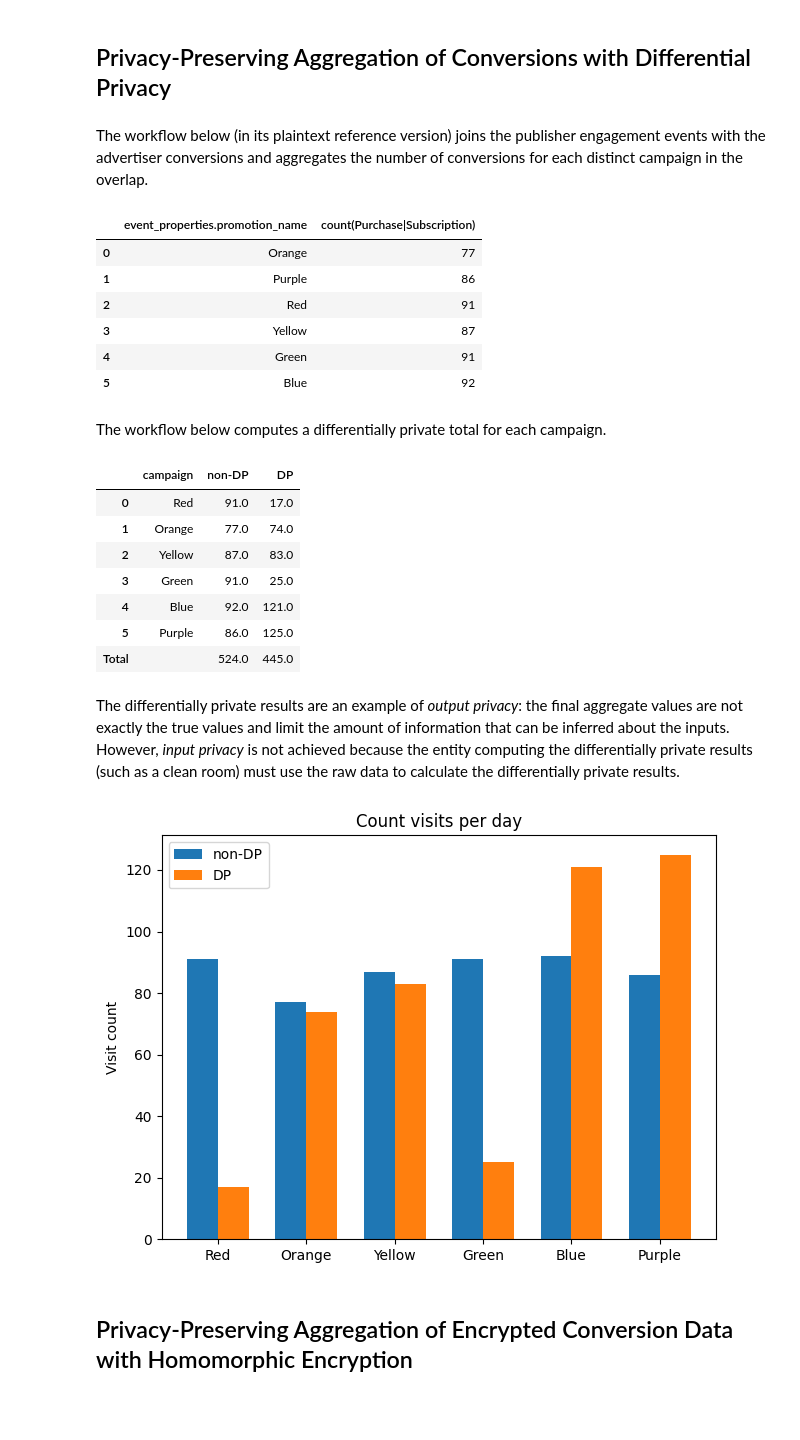
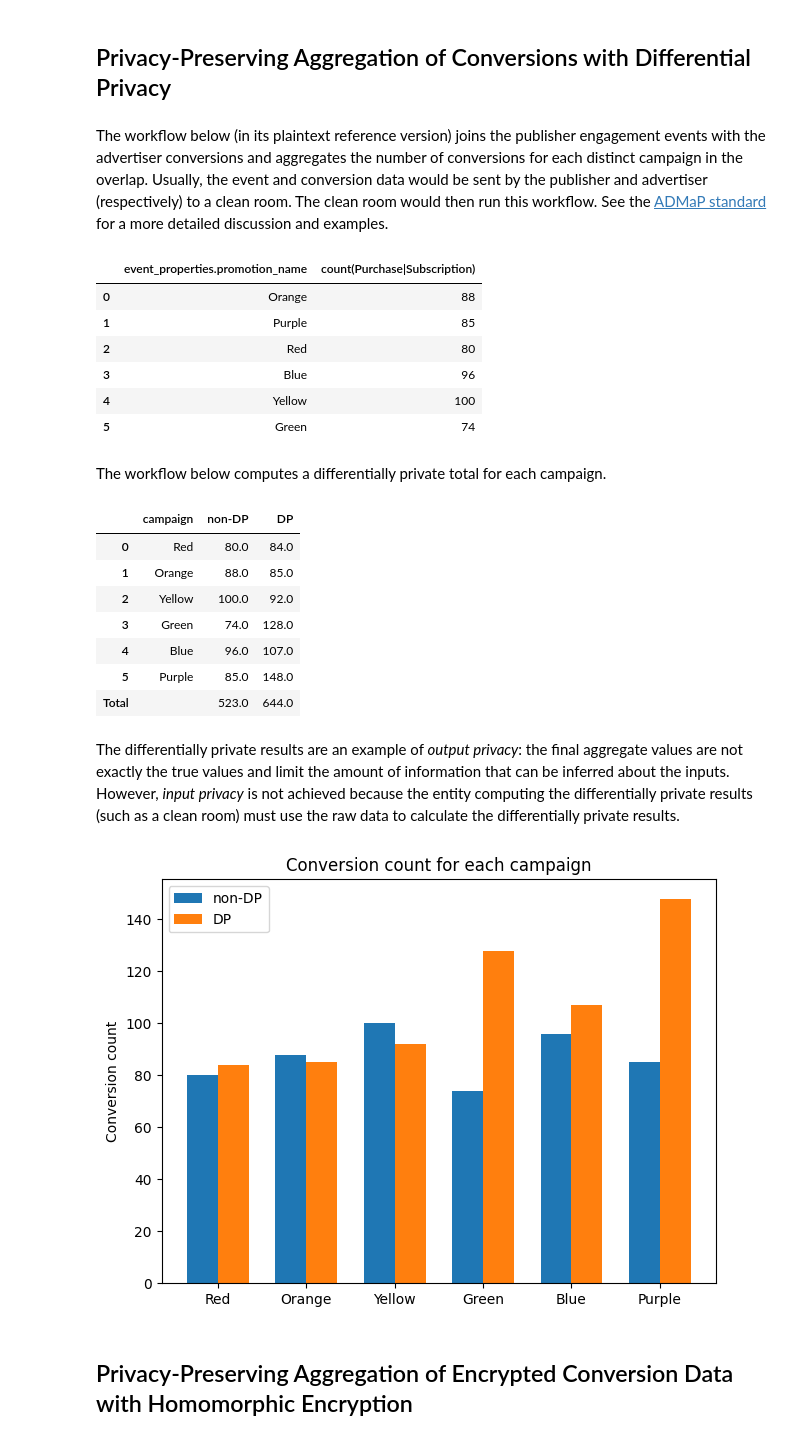
Before and after one commit to IABTechLab/privacy-lab, a Jupyter notebook: notebook/workflows.ipynb, the cells around one changed output. Saved outputs shown, nothing was run; the diff lists cells and outputs as text; code cells hidden in the pictures; blank space fills up the shorter version.

Commit message:
Adjust/improve text, captions, code comments, and variable names.

```diff
--- a/notebook/workflows.ipynb
+++ b/notebook/workflows.ipynb
@@ -28,14 +28,14 @@ def table(data, columns):
 # %% [markdown]
 ### Publisher Engagement Events
 # %%
-es = random.sample(emails, 10000)
-campaigns = ['Red', 'Orange', 'Yellow', "Green", "Blue", "Purple"]
+emails = random.sample(emails, 10000)
+campaigns = ['Red', 'Orange', 'Yellow', 'Green', 'Blue', 'Purple']
 regions = ['NA', 'LATAM', 'EMEA', 'APAC', 'ROW']
 
 events = [
     [
         random.randint(1, 1),        # Space ID
-        es[i],                       # user_data.email_address
+        emails[i],                   # user_data.email_address
         'click',                     # event_type
         random.choice(campaigns),    # event_properties.promotion_name
         random.choice(regions),      # user_data.address.region
@@ -72,16 +72,16 @@ table(
 # %% [markdown]
 ### Advertiser Conversions
 # %%
-es = random.sample(emails, 1000)
-names = ['Purchase', 'Subscription']
+emails = random.sample(emails, 1000)
+types = ['Purchase', 'Subscription']
 
 conversions = [
     [
-        random.randint(1, 1), # Space ID
-        es[i],                # user_data.email_address
-        random.choice(names)  # event_type
+        random.randint(1, 1),  # Space ID
+        emails[i],             # user_data.email_address
+        random.choice(types)   # event_type
     ]
-    for i in range(len(es))
+    for i in range(len(emails))
 ]
 
 table(conversions, ["Space ID", "user_data.email_address", "event_type"])
@@ -142,7 +142,7 @@ table(aggregate, ["event_properties.promotion_name", "count(Purchase|Subscriptio
 # %% [markdown]
 ## Privacy-Preserving Aggregation of Conversions with Differential Privacy
 # %% [markdown]
-The workflow below (in its plaintext reference version) joins the publisher engagement events with the advertiser conversions and aggregates the number of conversions for each distinct campaign in the overlap.
+The workflow below (in its plaintext reference version) joins the publisher engagement events with the advertiser conversions and aggregates the number of conversions for each distinct campaign in the overlap. Usually, the event and conversion data would be sent by the publisher and advertiser (respectively) to a clean room. The clean room would then run this workflow. See the [ADMaP standard](https://iabtechlab.com/admap/) for a more detailed discussion and examples.
 # %%
 join = [
     [
@@ -170,16 +170,15 @@ aggregate = [
     for campaign in {campaign_ for [_, _, campaign_, _, _, _] in join} # Unique campaigns.
 ]
 
-columns = ["event_properties.promotion_name", "count(Purchase|Subscription)"]
-table(aggregate, columns)
+table(aggregate, ["event_properties.promotion_name", "count(Purchase|Subscription)"])
 # %% [output]
 |  | event_properties.promotion_name | count(Purchase|Subscription) |
-| 0 | Orange | 77 |
-| 1 | Purple | 86 |
-| 2 | Red | 91 |
-| 3 | Yellow | 87 |
-| 4 | Green | 91 |
-| 5 | Blue | 92 |
+| 0 | Orange | 88 |
+| 1 | Purple | 85 |
+| 2 | Red | 80 |
+| 3 | Blue | 96 |
+| 4 | Yellow | 100 |
+| 5 | Green | 74 |
 # %% [markdown]
 The workflow below computes a differentially private total for each campaign.
 # %%
@@ -188,8 +187,11 @@ import opendp.prelude as dp
 
 dp.enable_features("contrib")
 
-comparison = []
+comparison = [] # Table for comparing DP and non-DP results.
+
+# Build a differentially private count of conversions for each campaign.
 for campaign in tqdm(campaigns):
+    # Extract all the raw rows for this particular campaign.
     filtered = [
         1
         for [spaceid_e, type_e, campaign_e, region_e, opt_e, type_c] in join
@@ -197,6 +199,7 @@ for campaign in tqdm(campaigns):
     ]
     df = pl.LazyFrame(filtered, orient="row")
 
+    # Build context for query.
     context = dp.Context.compositor(
         data=df,
         privacy_unit=dp.unit_of(contributions=5),
@@ -204,8 +207,10 @@ for campaign in tqdm(campaigns):
         split_evenly_over=10,
     )
 
+    # Perform differentially private query.
     count_conversions = context.query().select(dp.len())
 
+    # Add raw count and differentially private count.
     comparison.append([
         campaign,
         len(filtered),
@@ -218,34 +223,34 @@ df.loc['Total', 'campaign'] = ''
 df
 # %% [output]
 |  | campaign | non-DP | DP |
-| 0 | Red | 91.0 | 17.0 |
-| 1 | Orange | 77.0 | 74.0 |
-| 2 | Yellow | 87.0 | 83.0 |
-| 3 | Green | 91.0 | 25.0 |
-| 4 | Blue | 92.0 | 121.0 |
-| 5 | Purple | 86.0 | 125.0 |
-| Total |  | 524.0 | 445.0 |
+| 0 | Red | 80.0 | 84.0 |
+| 1 | Orange | 88.0 | 85.0 |
+| 2 | Yellow | 100.0 | 92.0 |
+| 3 | Green | 74.0 | 128.0 |
+| 4 | Blue | 96.0 | 107.0 |
+| 5 | Purple | 85.0 | 148.0 |
+| Total |  | 523.0 | 644.0 |
 # %% [markdown]
 The differentially private results are an example of *output privacy*: the final aggregate values are not exactly the true values and limit the amount of information that can be inferred about the inputs. However, *input privacy* is not achieved because the entity computing the differentially private results (such as a clean room) must use the raw data to calculate the differentially private results.
 # %%
 import numpy as np
 import matplotlib.pyplot as plt
 
 x = np.arange(len(campaigns))
 
 width = 0.35
 fig, ax = plt.subplots()
 rects1 = ax.bar(x - width/2, df['non-DP'].tolist()[:-1], width, label='non-DP')
 rects2 = ax.bar(x + width/2, df['DP'].tolist()[:-1], width, label='DP')
-ax.set_ylabel('Visit count')
-ax.set_title('Count visits per day')
+ax.set_ylabel('Conversion count')
+ax.set_title('Conversion count for each campaign')
 ax.set_xticks(x)
 ax.set_xticklabels(campaigns)
 ax.legend()
 fig.tight_layout()
 plt.show()
 # %% [output]
-[figure, old version]
+[figure, new version]
 # %% [markdown]
 ## Privacy-Preserving Aggregation of Encrypted Conversion Data with Homomorphic Encryption
 # %% [markdown]
```
Also changed, not shown: parts of 11 cells of this notebook.
